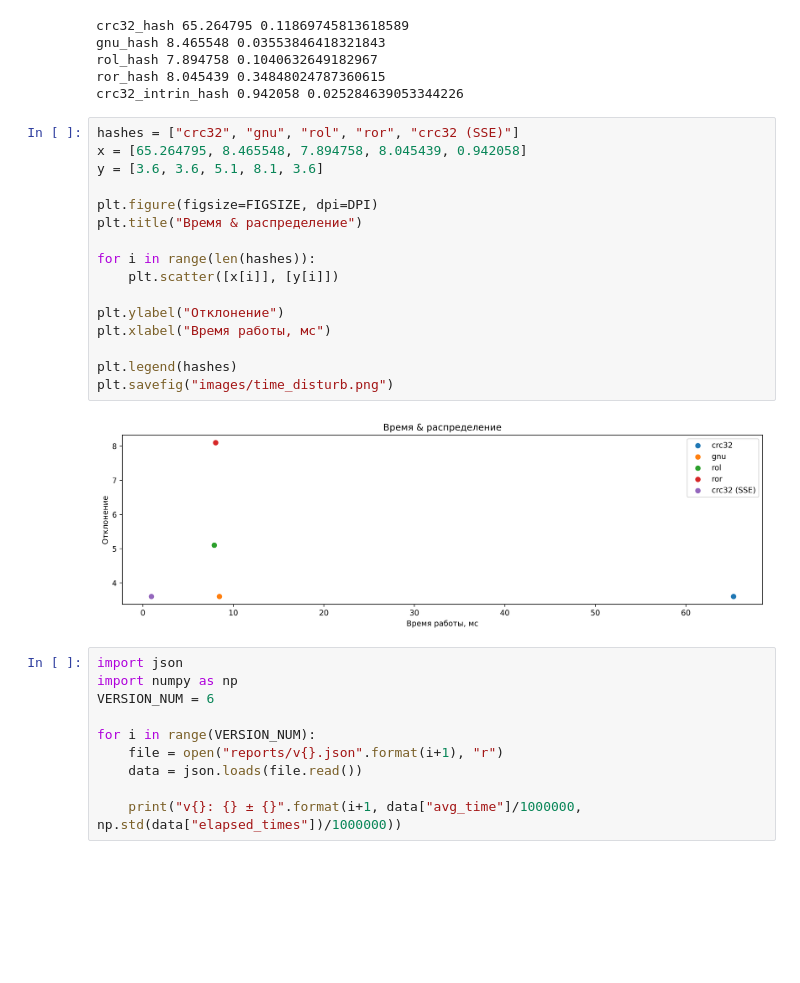
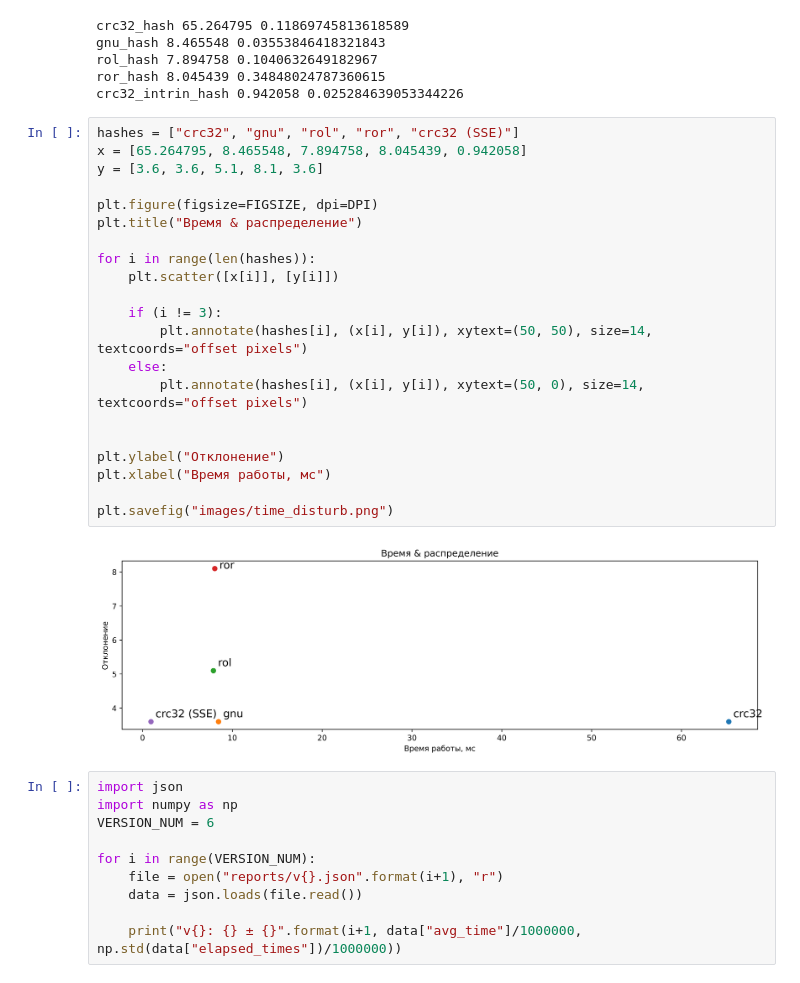
Before and after one commit to foxidokun/hashtable-optimised, a Jupyter notebook: graphics.ipynb, the cells around one changed output. Saved outputs shown, nothing was run; the diff lists cells and outputs as text; blank space fills up the shorter version.

Commit message:
update image

```diff
--- a/graphics.ipynb
+++ b/graphics.ipynb
@@ -133,21 +133,26 @@ crc32_intrin_hash 0.942058 0.025284639053344226
 # %%
 hashes = ["crc32", "gnu", "rol", "ror", "crc32 (SSE)"]
 x = [65.264795, 8.465548, 7.894758, 8.045439, 0.942058]
 y = [3.6, 3.6, 5.1, 8.1, 3.6]
 
 plt.figure(figsize=FIGSIZE, dpi=DPI)
 plt.title("Время & распределение")
 
 for i in range(len(hashes)):
     plt.scatter([x[i]], [y[i]])
 
+    if (i != 3):
+        plt.annotate(hashes[i], (x[i], y[i]), xytext=(50, 50), size=14, textcoords="offset pixels")
+    else:
+        plt.annotate(hashes[i], (x[i], y[i]), xytext=(50, 0), size=14, textcoords="offset pixels")
+
+
 plt.ylabel("Отклонение")
 plt.xlabel("Время работы, мс")
 
-plt.legend(hashes)
 plt.savefig("images/time_disturb.png")
 # %% [output]
-[figure, old version]
+[figure, new version]
 # %%
 import json
 import numpy as np
```
Also changed, not shown: 1 other file.
